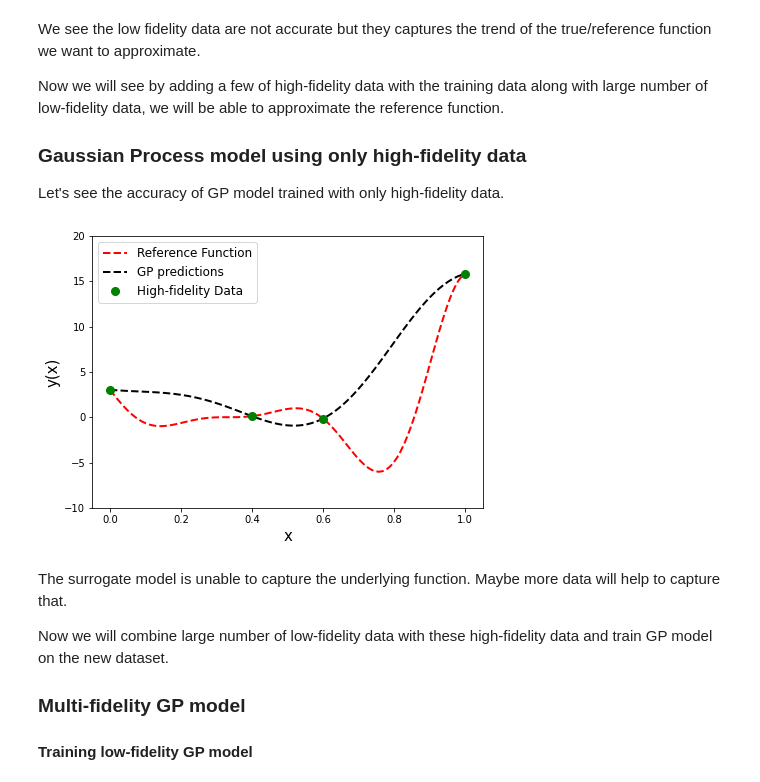
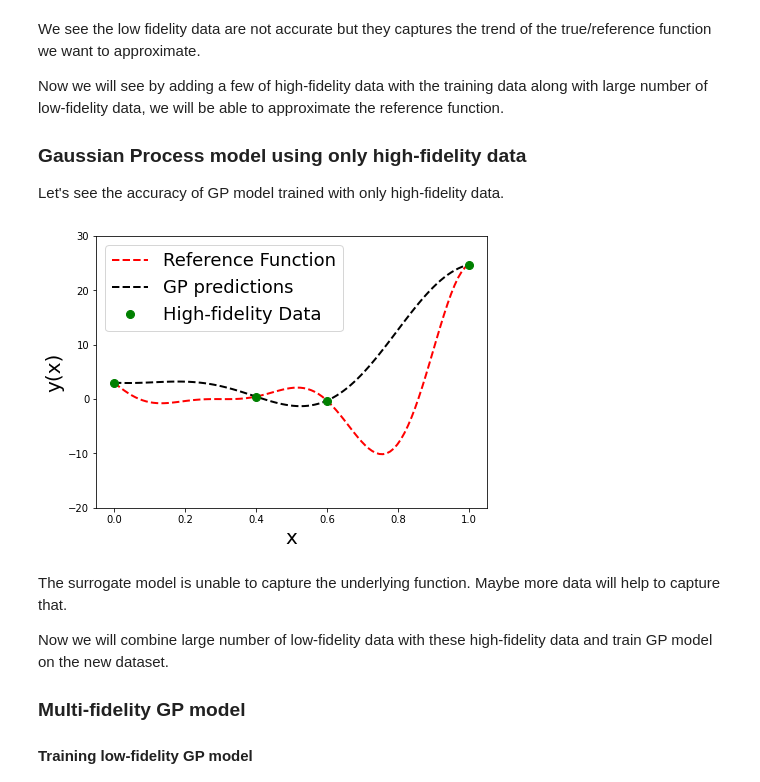
Before and after one commit to afrojaakter/Surrogate-Based-Optimization, a Jupyter notebook: MultiFidelityGaussianProcess.ipynb, the cells around one changed output. Saved outputs shown, nothing was run; the diff lists cells and outputs as text; code cells hidden in the pictures.

```diff
--- a/MultiFidelityGaussianProcess.ipynb
+++ b/MultiFidelityGaussianProcess.ipynb
@@ -474,10 +466,10 @@ $$
 Later on, we will train a multi-fidelity GP model to aggregate training data from both fidelities and the resulting GP model can accurately approximate the high-fidelity function.
 # %%
 def highfidelity(x):
-  return (6*x-2)**2*np.sin(12*x-4)
+  return (x*7-2)**2*np.sin(x*12-4)
 
 def lowfidelity(x):
-  return 0.5*(6*x-2)**2*np.sin(12*x-4) + 10*(x-0.5) - 5
+  return 0.5*(7*x-2)**2*np.sin(12*x-4) + 10*(x-0.5) - 5
 # %% [markdown]
 ### Generating training and test dataset
 For the current multi-fidelity modeling task, we sample the design space extensively using the low-fidelity function, but only run the high-fidelity function at several of these points.
@@ -526,16 +518,16 @@ HF_pred, _ = HF_GP.predict(X_test)
 # %%
 fig, ax = plt.subplots(figsize=(7,5))
 ax.plot(X_test, y_test,'r--', lw=2, label='Reference Function')
 ax.plot(X_test.flatten(), HF_pred,'k--', lw=2, label='GP predictions')
 ax.plot(X_train_HF, y_train_HF, 'go',
         markersize=8, label='High-fidelity Data')
-ax.set_xlabel('x', fontsize=15)
-ax.set_ylabel('y(x)', fontsize=15)
+ax.set_xlabel('x', fontsize=20)
+ax.set_ylabel('y(x)', fontsize=20)
 ax.set_xlim([-0.05, 1.05])
-ax.set_ylim([-10, 20])
-ax.legend(loc="upper left",prop={'size': 12});
+ax.set_ylim([-20, 30])
+ax.legend(loc="upper left",prop={'size': 18});
 # %% [output]
-[figure, old version]
+[figure, new version]
 # %% [markdown]
 The surrogate model is unable to capture the underlying function. Maybe more data will help to capture that.
 
```
Also changed, not shown: parts of 3 cells of this notebook.
